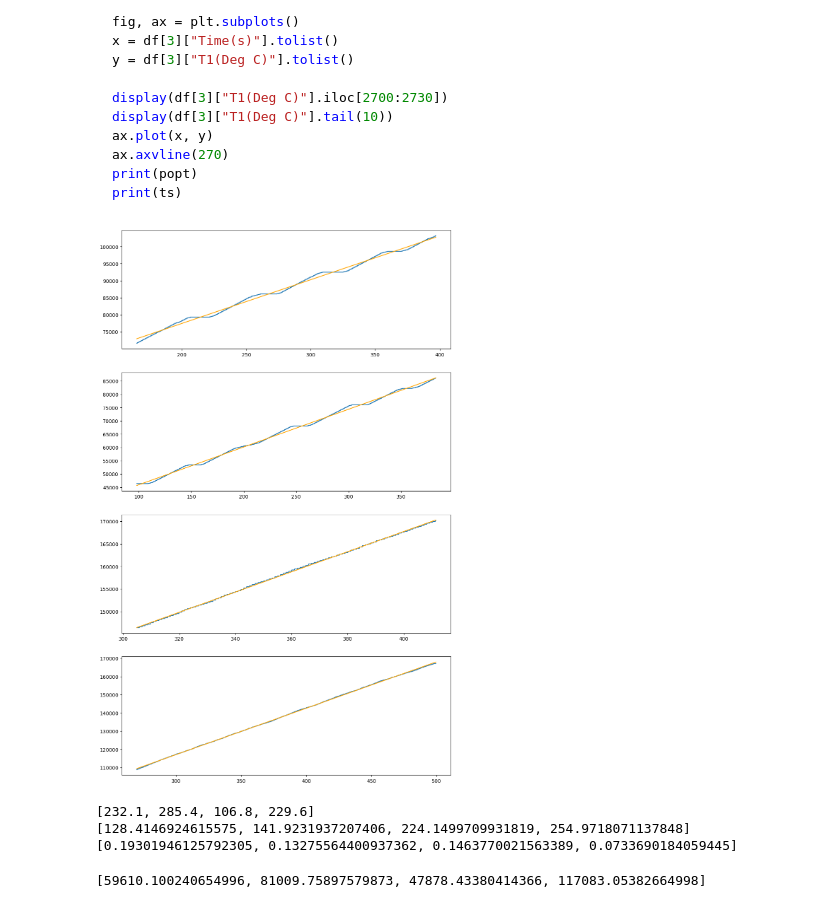
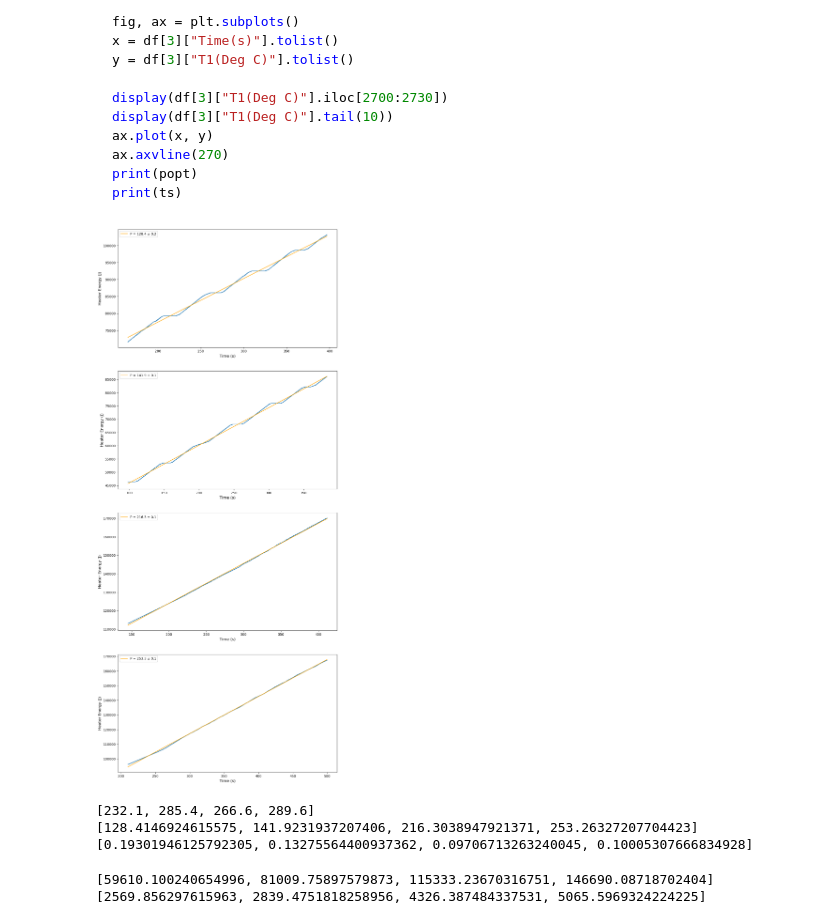
Before and after one commit to ijessicachen/introdatascience, a Jupyter notebook: schoolgraphs/UofT_Y2/CHE260_FirstLaw/FirstLaw.ipynb, the cells around one changed output. Cells and saved outputs as stored; diff of their text form; code cells hidden in the pictures.

````diff
--- a/schoolgraphs/UofT_Y2/CHE260_FirstLaw/FirstLaw.ipynb
+++ b/schoolgraphs/UofT_Y2/CHE260_FirstLaw/FirstLaw.ipynb
@@ -388,7 +388,7 @@ for d in df:
 Tried out this interesting idea where I use `curve_fit` for less and less points to see where the error is minimized but it turns out that's just at the second-last point so we will just eyeball it
 # %%
 # figure out where the temperature stabilizes
-s = [1650, 980, 3048, 2700]
+s = [1650, 980, 1450, 2100]
 # %% [markdown]
 Code for kind of playing around and figuring out the rough cutoffs for above
 ```python
@@ -406,47 +406,56 @@ print(ts)
 # %%
 # find the power by fitting a straight line and finding the slope
 # - unc can also be found with the fit if using curve_fit
 
 from scipy.optimize import curve_fit
 
 p = [0] * 4
 p_unc = [0] * 4
 ton = [0] * 4
 def line(x, m, b):
     return m*x + b
 
 i = 0
 fig, axs = plt.subplots(4, 1)
 for d in df:
     x = np.array(d["Time(s)"].tolist()[s[i]:])
     ton[i] = len(x)/10
     y = np.array((d["Heater Energy (kJ)"] * 10**3).tolist()[s[i]:])
 
     axs[i].plot(x, y)
 
     popt, pcov = curve_fit(line, x, y)
     p[i] = popt[0] # only want slope
     p_unc[i] = np.sqrt(np.diag(pcov))[0]
-    axs[i].plot(x, line(x, *popt), color="orange")
+    slope = "P = " + str(round(p[i], 1)) + " ± " + str(round(p_unc[i], 1))
+    axs[i].plot(x, line(x, *popt), color="orange", label=slope)
 
-    fig.set_size_inches(12, 20)
+    axs[i].set_xlabel("Time (s)", fontsize=12)
+    axs[i].set_ylabel("Heater Energy (J)", fontsize=12)
+    axs[i].legend()
+    fig.set_size_inches(12, 30)
     i += 1
 # %% [output]
-[figure, old version]
+[figure, new version]
 # %%
 print(ton)
 print(p)
 print(p_unc)
 # %% [output]
-[232.1, 285.4, 106.8, 229.6]
-[128.4146924615575, 141.9231937207406, 224.1499709931819, 254.9718071137848]
-[0.19301946125792305, 0.13275564400937362, 0.1463770021563389, 0.0733690184059445]
+[232.1, 285.4, 266.6, 289.6]
+[128.4146924615575, 141.9231937207406, 216.3038947921371, 253.26327207704423]
+[0.19301946125792305, 0.13275564400937362, 0.09706713263240045, 0.10005307666834928]
 # %%
 Q = [0] * len(p)
 Q_unc = [0] * len(Q)
+
+# uncertainty for time on bc guestimated by
+#   looking at the graph
+ton_unc = [10] * len(ton)
+
 for i in range(0, len(p)):
     Q[i] = 2 * p[i] * ton[i]
-
+    Q_unc[i] = Q[i] * ((p_unc[i]/p[i])**2 + (ton_unc[i]/ton[i])**2)**0.5
     # CALCULATE UNC
     # - p_unc is above, you can calculate ton_unc
     #   by going back to where you chose the ranges
@@ -454,5 +463,7 @@ for i in range(0, len(p)):
     #   have been alright
 
 print(Q)
+print(Q_unc)
 # %% [output]
-[59610.100240654996, 81009.75897579873, 47878.43380414366, 117083.05382664998]
+[59610.100240654996, 81009.75897579873, 115333.23670316751, 146690.08718702404]
+[2569.856297615963, 2839.4751818258956, 4326.387484337531, 5065.5969324224225]
````
